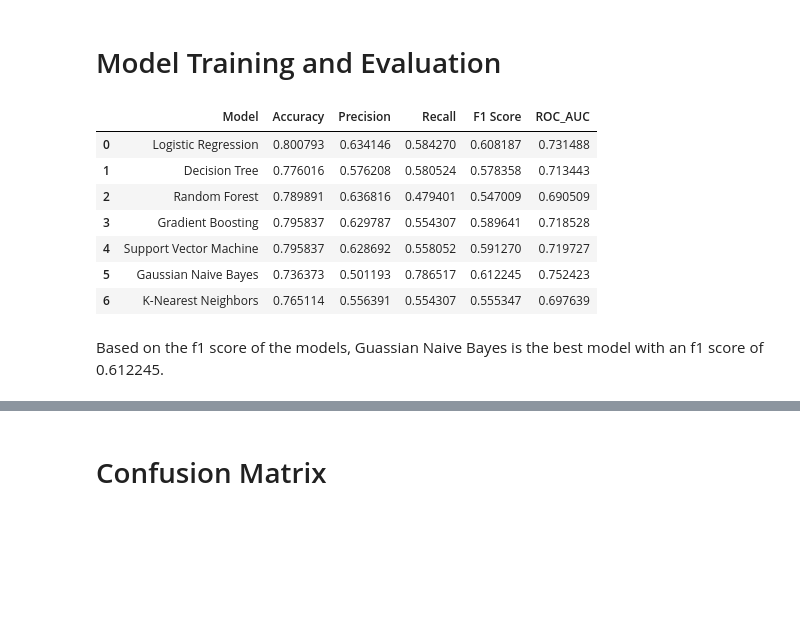
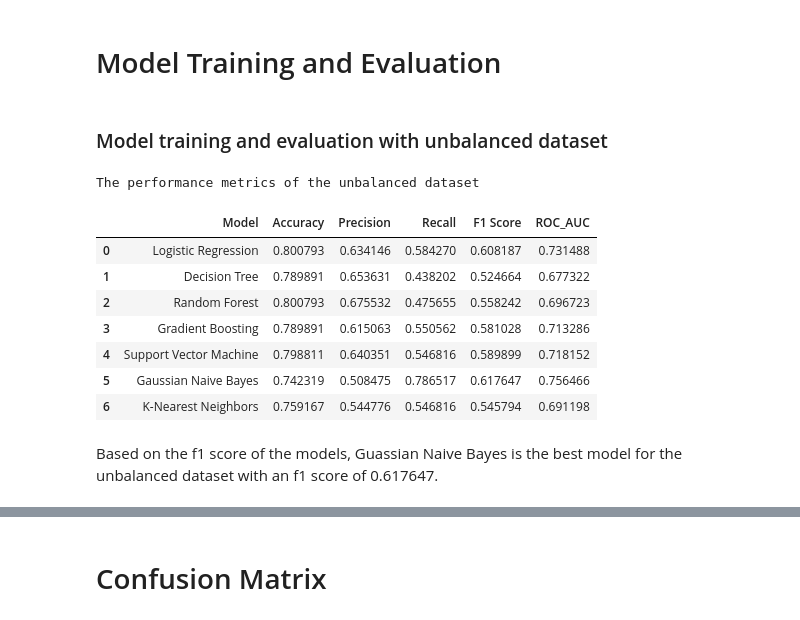
Before and after one commit to iameberedavid/Telco-Churn-Analysis, a Jupyter notebook: Jupyter Notebook.ipynb, the cells around one changed output, grey strips where cells are left out. Saved outputs shown, nothing was run; the diff lists cells and outputs as text; code cells hidden in the pictures; blank space fills up the shorter version.

```diff
--- a/Jupyter Notebook.ipynb
+++ b/Jupyter Notebook.ipynb
@@ -1149,0 +1339,8 @@ train_data_transformed.head()
+# %%
+# Obtain the categorical and numerical columns of the train dataset
+train_cat = train_data.select_dtypes(include=['object']).columns
+train_num = train_data.select_dtypes(include=['float64', 'int64']).columns
+
+# Obtain the categorical and numerical columns of the test dataset
+test_cat = test_data.select_dtypes(include=['object']).columns
+test_num = test_data.select_dtypes(include=['float64', 'int64']).columns
@@ -1149,0 +1368,5 @@ train_data_transformed.head()
+# %%
+# concatenate the train_encoded_data and the train_num_df to have the train
+
+train = pd.concat([train_encoded_data, train_num_df.set_axis(train_encoded_data.index)], axis=1)
+train.head()
@@ -1150,8 +1412,8 @@ train_data_transformed.head()
 # %% [markdown]
 # Splitting the train dataset
 # %%
-X = train_data_transformed.drop('Churn', axis=1)
-y = train_data_transformed['Churn']
+X = train.drop('Churn', axis=1)
+y = train['Churn']
 
 # Split train dataset into train and validation sets
 X_train, X_val, y_train, y_val = train_test_split(X, y, test_size=0.2, random_state=42, stratify=y)
@@ -1193,54 +1466,46 @@ Name: count, dtype: int64
+# %% [markdown]
+### Model training and evaluation with unbalanced dataset
 # %%
-# Create a list of models to train and evaluate
-models = [
-    ('Logistic Regression', LogisticRegression(random_state=42, solver='liblinear', max_iter=1000)),
-    ('Decision Tree', DecisionTreeClassifier(random_state=42, criterion='gini', min_samples_leaf=8, max_depth=5)),
-    ('Random Forest', RandomForestClassifier(random_state=42, n_estimators=100, max_depth=5)),
-    ('Gradient Boosting', GradientBoostingClassifier(random_state=42, n_estimators=100, learning_rate=0.1)),
-    ('Support Vector Machine', SVC(random_state=42, kernel='rbf', C=1.0)),
-    ('Gaussian Naive Bayes', GaussianNB()),
-    ('K-Nearest Neighbors', KNeighborsClassifier(n_neighbors=5)),
-]
+# Create an empty DataFrame to store the performance metrics of unbalanced dataset
+unbal_performance_metrics = pd.DataFrame(columns=['Model', 'Accuracy', 'Precision', 'Recall', 'F1 Score', 'ROC_AUC'])
 
-# Create an empty DataFrame to store our performance metrics
-performance_metrics = pd.DataFrame(columns=['Model', 'Accuracy', 'Precision', 'Recall', 'F1 Score', 'ROC_AUC'])
-
-#knn, svm, lr, dt, rf,
 # Model training, evaluation and result calculation
 for model_name, model in models:
-    # Model training
+    # Model training with unbalanced dataset
     model.fit(X_train, y_train)
 
     # Using models to make predictions on validation set
     y_pred = model.predict(X_val)
 
-    # Calculate performance metrics
+    # Calculate performance metrics of unbalanced dataset
     accuracy = accuracy_score(y_val, y_pred)
     precision = precision_score(y_val, y_pred)
     recall = recall_score(y_val, y_pred)
     f1 = f1_score(y_val, y_pred)
     roc_auc = roc_auc_score(y_val, y_pred)
 
-    # Store the calculation results in the performance metrics DataFrame
-    performance_metrics = performance_metrics._append({
+    # Store the calculation results in the unbalanced performance metrics DataFrame
+    unbal_performance_metrics = unbal_performance_metrics._append({
         'Model': model_name,
         'Accuracy': accuracy,
         'Precision': precision,
         'Recall': recall,
         'F1 Score': f1,
         'ROC_AUC': roc_auc
     }, ignore_index=True)
 
 # Print the performance metrics DataFrame
-performance_metrics
+print('The performance metrics of the unbalanced dataset')
+unbal_performance_metrics
 # %% [output]
+The performance metrics of the unbalanced dataset
 |  | Model | Accuracy | Precision | Recall | F1 Score | ROC_AUC |
 | 0 | Logistic Regression | 0.800793 | 0.634146 | 0.584270 | 0.608187 | 0.731488 |
-| 1 | Decision Tree | 0.776016 | 0.576208 | 0.580524 | 0.578358 | 0.713443 |
-| 2 | Random Forest | 0.789891 | 0.636816 | 0.479401 | 0.547009 | 0.690509 |
-| 3 | Gradient Boosting | 0.795837 | 0.629787 | 0.554307 | 0.589641 | 0.718528 |
-| 4 | Support Vector Machine | 0.795837 | 0.628692 | 0.558052 | 0.591270 | 0.719727 |
-| 5 | Gaussian Naive Bayes | 0.736373 | 0.501193 | 0.786517 | 0.612245 | 0.752423 |
-| 6 | K-Nearest Neighbors | 0.765114 | 0.556391 | 0.554307 | 0.555347 | 0.697639 |
+| 1 | Decision Tree | 0.789891 | 0.653631 | 0.438202 | 0.524664 | 0.677322 |
+| 2 | Random Forest | 0.800793 | 0.675532 | 0.475655 | 0.558242 | 0.696723 |
+| 3 | Gradient Boosting | 0.789891 | 0.615063 | 0.550562 | 0.581028 | 0.713286 |
+| 4 | Support Vector Machine | 0.798811 | 0.640351 | 0.546816 | 0.589899 | 0.718152 |
+| 5 | Gaussian Naive Bayes | 0.742319 | 0.508475 | 0.786517 | 0.617647 | 0.756466 |
+| 6 | K-Nearest Neighbors | 0.759167 | 0.544776 | 0.546816 | 0.545794 | 0.691198 |
 # %% [markdown]
-Based on the f1 score of the models, Guassian Naive Bayes is the best model with an f1 score of 0.612245.
+Based on the f1 score of the models, Guassian Naive Bayes is the best model for the unbalanced dataset with an f1 score of 0.617647.
```
Also changed, not shown: parts of 41 cells of this notebook.
